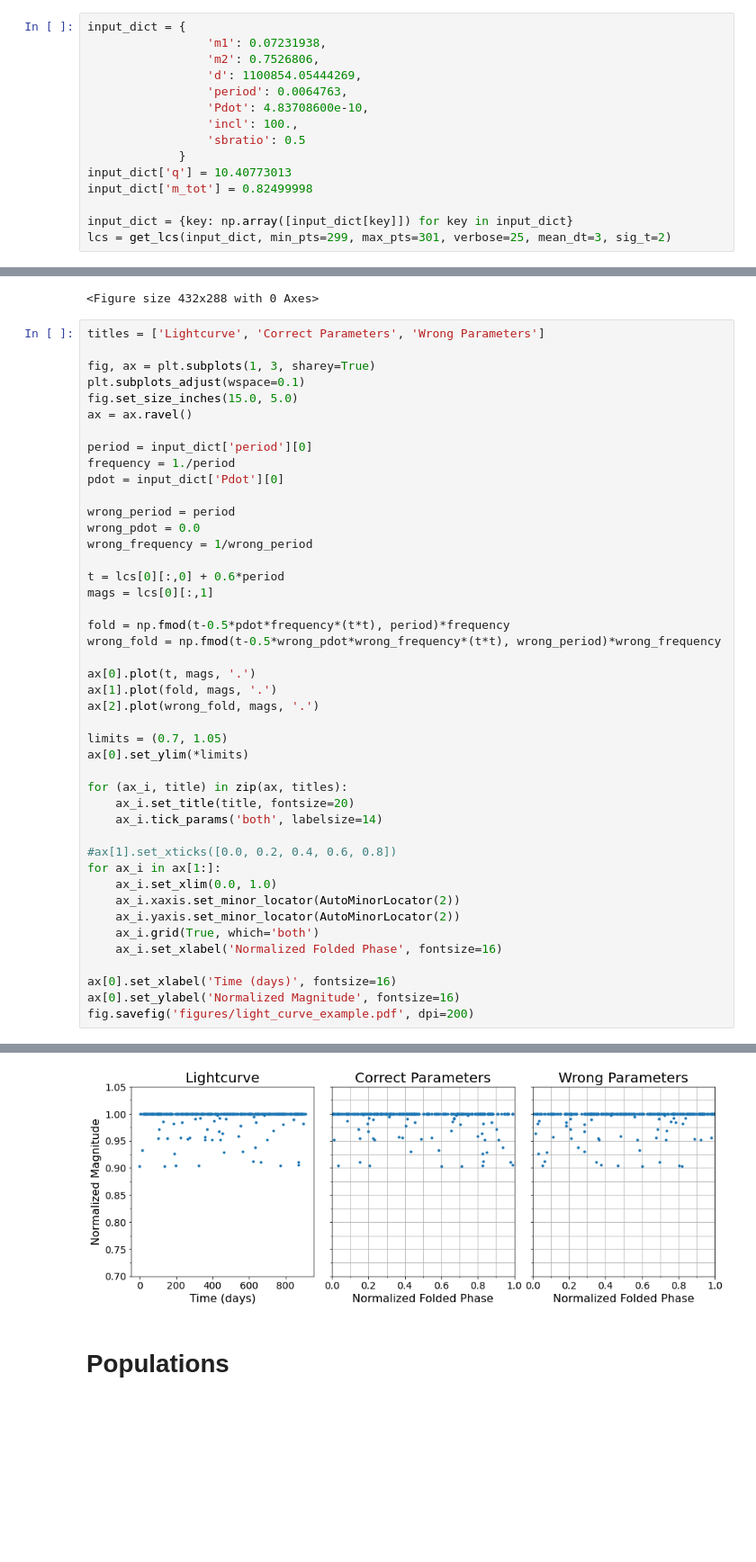
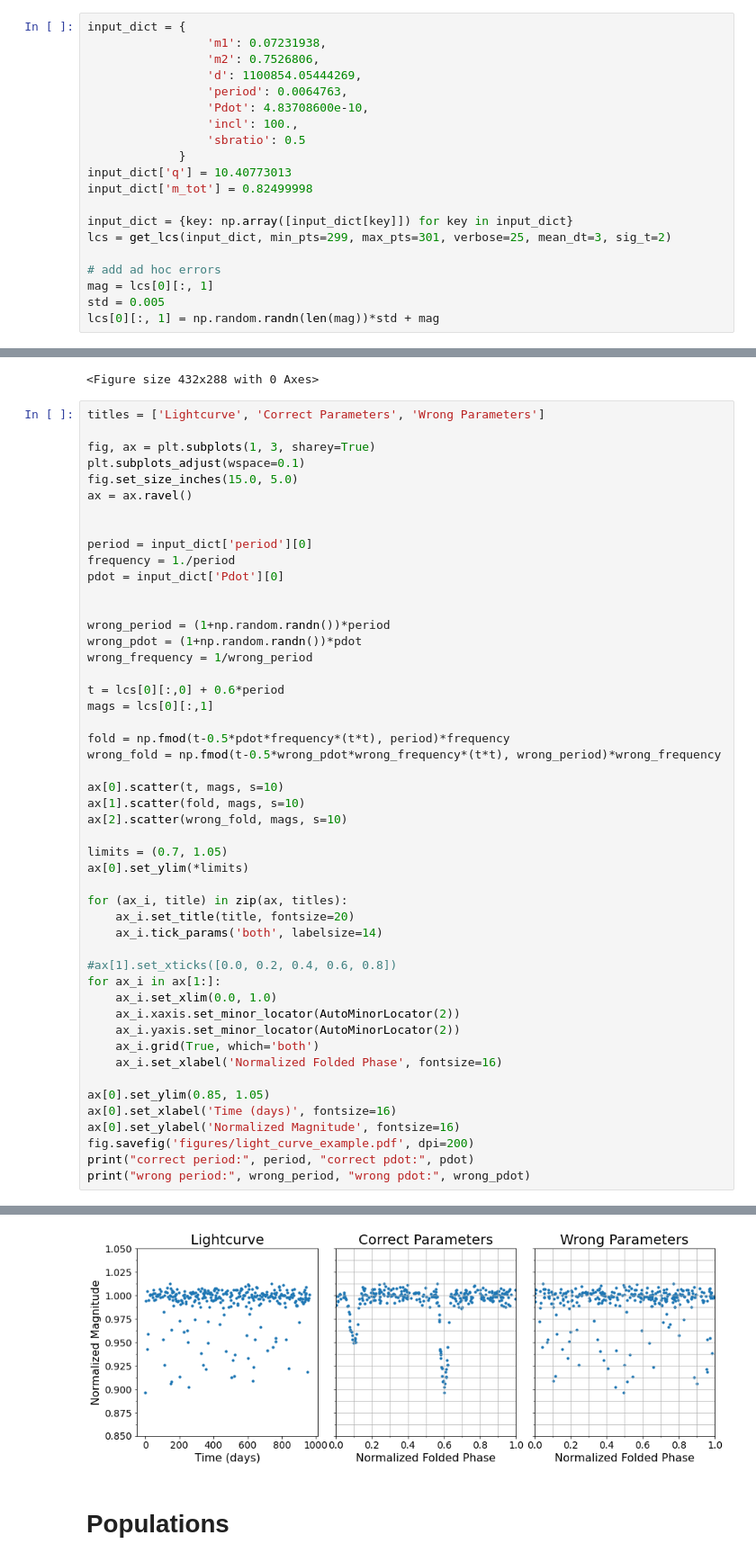
Before and after one commit to mikekatz04/gce, a Jupyter notebook: paper/paper_plots.ipynb, the cells around one changed output, grey strips where cells are left out. Shown at 90% size. Drawn from its saved outputs; the diff is of its cells as text; blank space fills up the shorter version.

```diff
--- a/paper/paper_plots.ipynb
+++ b/paper/paper_plots.ipynb
@@ -72,6 +72,11 @@ input_dict['m_tot'] = 0.82499998
 
 input_dict = {key: np.array([input_dict[key]]) for key in input_dict}
 lcs = get_lcs(input_dict, min_pts=299, max_pts=301, verbose=25, mean_dt=3, sig_t=2)
+
+# add ad hoc errors
+mag = lcs[0][:, 1]
+std = 0.005
+lcs[0][:, 1] = np.random.randn(len(mag))*std + mag
 # %% [output]
 0
 <Figure size 432x288 with 0 Axes>
@@ -83,12 +88,14 @@ plt.subplots_adjust(wspace=0.1)
 fig.set_size_inches(15.0, 5.0)
 ax = ax.ravel()
 
+
 period = input_dict['period'][0]
 frequency = 1./period
 pdot = input_dict['Pdot'][0]
 
-wrong_period = period
-wrong_pdot = 0.0
+
+wrong_period = (1+np.random.randn())*period
+wrong_pdot = (1+np.random.randn())*pdot
 wrong_frequency = 1/wrong_period
 
 t = lcs[0][:,0] + 0.6*period
@@ -97,9 +104,9 @@ mags = lcs[0][:,1]
 fold = np.fmod(t-0.5*pdot*frequency*(t*t), period)*frequency
 wrong_fold = np.fmod(t-0.5*wrong_pdot*wrong_frequency*(t*t), wrong_period)*wrong_frequency
 
-ax[0].plot(t, mags, '.')
-ax[1].plot(fold, mags, '.')
-ax[2].plot(wrong_fold, mags, '.')
+ax[0].scatter(t, mags, s=10)
+ax[1].scatter(fold, mags, s=10)
+ax[2].scatter(wrong_fold, mags, s=10)
 
 limits = (0.7, 1.05)
 ax[0].set_ylim(*limits)
@@ -116,7 +123,10 @@ for ax_i in ax[1:]:
     ax_i.grid(True, which='both')
     ax_i.set_xlabel('Normalized Folded Phase', fontsize=16)
 
+ax[0].set_ylim(0.85, 1.05)
 ax[0].set_xlabel('Time (days)', fontsize=16)
 ax[0].set_ylabel('Normalized Magnitude', fontsize=16)
 fig.savefig('figures/light_curve_example.pdf', dpi=200)
+print("correct period:", period, "correct pdot:", pdot)
+print("wrong period:", wrong_period, "wrong pdot:", wrong_pdot)
 # %% [output]
@@ -123,4 +135,4 @@ fig.savefig('figures/light_curve_example.pdf', dpi=200)
-[figure, old version]
+[figure, new version]
 # %% [markdown]
 # Populations
 # %%
```
Also changed, not shown: parts of 1 cell of this notebook, 4 other files.
